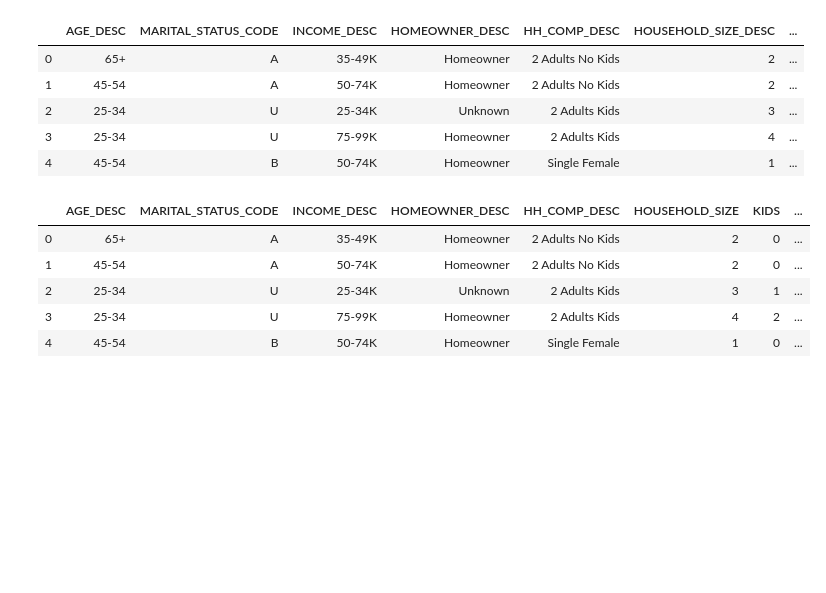
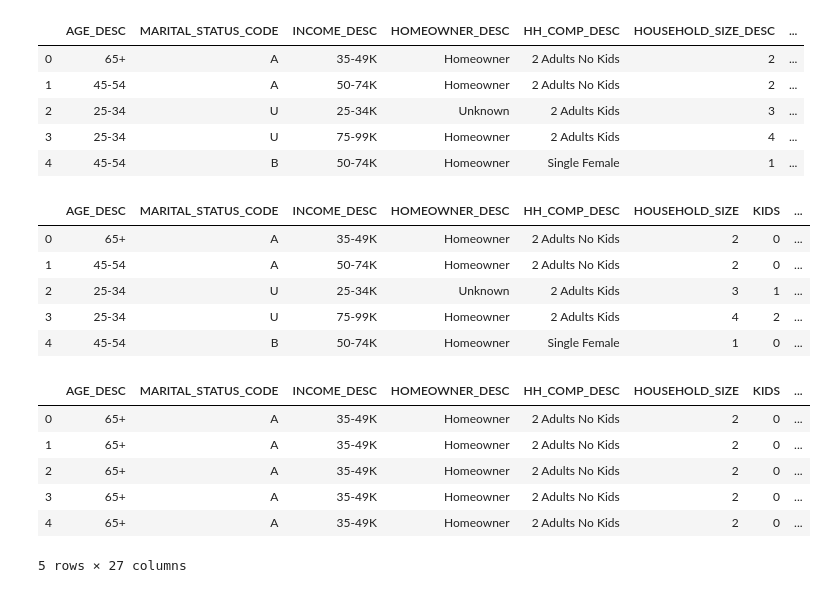
Before and after one commit to rstankovic/Retail-Data-Analytics, a Jupyter notebook: Repeat Purchase/Repeat Purchase.ipynb, the cells around one changed output. Saved outputs shown, nothing was run; the diff lists cells and outputs as text; code cells hidden in the pictures; blank space fills up the shorter version.

Commit message:
did more data processing and preparation

```diff
--- a/Repeat Purchase/Repeat Purchase.ipynb
+++ b/Repeat Purchase/Repeat Purchase.ipynb
@@ -248,7 +248,7 @@ merged_hh['HOMEOWNER_DESC_TO_INT'] = merged_hh['HOMEOWNER_DESC_TO_INT'].replace(
                                                                                 'Probable Renter':3,
                                                                                 'Probable Owner':4})
 HOMEOWNER_NP = merged_hh['HOMEOWNER_DESC_TO_INT'].to_numpy()
-HOMEOWNER_TF = tf.keras.utils.to_categorical(HOMEOWNER_NP, num_classes = 5)
+HOMEOWNER_TF = to_categorical(HOMEOWNER_NP, num_classes = 5)
 HOMEOWNER_TF
 # %% [output]
 array([[1., 0., 0., 0., 0.],
@@ -293,7 +293,8 @@ merged_hh['KID_CATEGORY_DESC'] = merged_hh['KID_CATEGORY_DESC'].astype('int32')
 merged_hh['HOUSEHOLD_SIZE_DESC'] = merged_hh['HOUSEHOLD_SIZE_DESC'].astype('int32')
 merged_hh['ADULTS'] = merged_hh['HOUSEHOLD_SIZE_DESC'].astype('int32') - merged_hh['KID_CATEGORY_DESC'].astype('int32')
 merged_hh = merged_hh.rename(columns = {'KID_CATEGORY_DESC':'KIDS',
-                                       'HOUSEHOLD_SIZE_DESC':'HOUSEHOLD_SIZE'})
+                                       'HOUSEHOLD_SIZE_DESC':'HOUSEHOLD_SIZE',
+                                       'QUANTITY':'NUMBER_OF_PURCHASES'})
 merged_hh.head()
 # %% [output]
 |  | AGE_DESC | MARITAL_STATUS_CODE | INCOME_DESC | HOMEOWNER_DESC | HH_COMP_DESC | HOUSEHOLD_SIZE | KIDS | ... |
@@ -305,13 +306,24 @@ merged_hh.head()
 # %%
 '''
 we want to now merge this data about households with transactions per store, maybe keep a dictionary of store data
 that is separated by store so that we can feed each one into the model and train it further. so we can have a database
 of transactions by store, where each transaction has consumer data. i actually still have yet to figure out whether
 we feed the model consumers and decide whether or not those consumers should be classified as returning customers OR
 whether we feed them transaction data for which case we have the store predict which consumer will be the next
 transaction. although speaking outloud it seems it might be best to feed it a consumer data base with number of
 purchases made to each store. so maybe we can still do it by having a database of consumer data with all the purchases
 they made to a specific store. i guess in that way we wouldnt have to one-hot encode for every store (that would
 be a lot of columns). another thing, should we combine this with product information? we could one-hot that which
 be quite a lot of that but could be interesting. or at least when it came to what type of products each transaction
-focused on. we have that data.'''
+focused on. we have that data.
+'''
+full_transaction_df = pd.merge(merged_hh, transaction_df, on = 'household_key')
+full_transaction_df.head()
+# %% [output]
+|  | AGE_DESC | MARITAL_STATUS_CODE | INCOME_DESC | HOMEOWNER_DESC | HH_COMP_DESC | HOUSEHOLD_SIZE | KIDS | ... |
+| 0 | 65+ | A | 35-49K | Homeowner | 2 Adults No Kids | 2 | 0 | ... |
+| 1 | 65+ | A | 35-49K | Homeowner | 2 Adults No Kids | 2 | 0 | ... |
+| 2 | 65+ | A | 35-49K | Homeowner | 2 Adults No Kids | 2 | 0 | ... |
+| 3 | 65+ | A | 35-49K | Homeowner | 2 Adults No Kids | 2 | 0 | ... |
+| 4 | 65+ | A | 35-49K | Homeowner | 2 Adults No Kids | 2 | 0 | ... |
+5 rows × 27 columns
```
Also changed, not shown: parts of 5 cells of this notebook.
